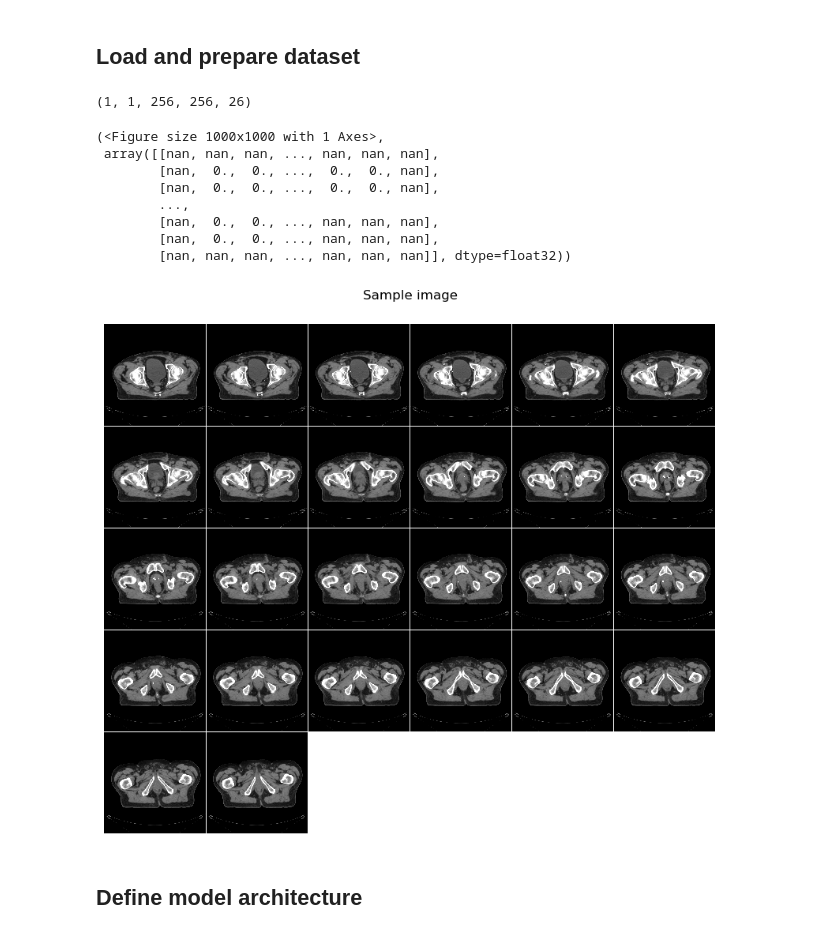
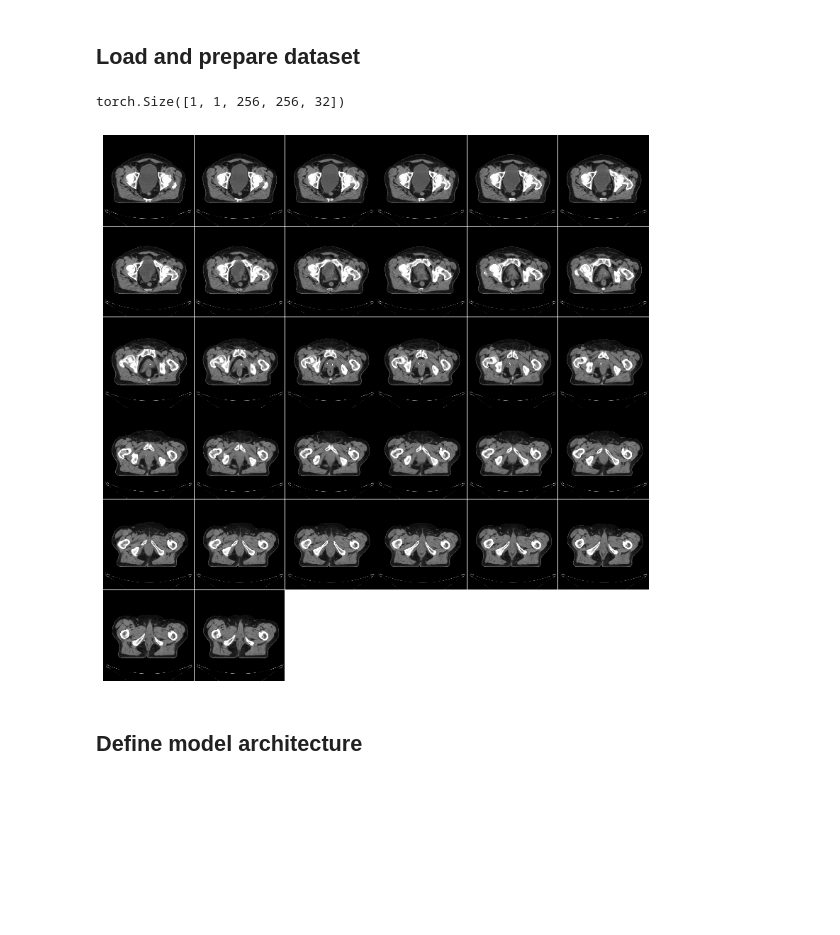
Before and after one commit to kaamka/3D-CT-images-augmentation, a Jupyter notebook: 3D_CT_images_augmentation_wgan.ipynb, the cells around one changed output. Saved outputs shown, nothing was run; the diff lists cells and outputs as text; code cells hidden in the pictures; blank space fills up the shorter version.

Commit message:
fixed paths

```diff
--- a/3D_CT_images_augmentation_wgan.ipynb
+++ b/3D_CT_images_augmentation_wgan.ipynb
@@ -95,7 +96,7 @@ print(torch.cuda.memory_summary())
 ## Load and prepare dataset
 # %%
 image_size = 256
-num_slices = 26
+num_slices = 32
 contrast_gamma = 1.5
 every_n_slice = 1
 batch_size = 1
@@ -112,8 +113,8 @@ lambda_gp = 10 # controls how much of gradient penalty will be added to critic l
 win_wid = 400
 win_lev = 60
 # %%
-data_dir = '/data1/dose-3d-generative/data_med/PREPARED/FOR_AUG/'
-directory = os.path.join(data_dir, 'ct_images_prostate_only_26fixed')
+data_dir = "/ravana/d3d_work/common/augm/images_34/FOR_SEG_AUG/"
+directory = os.path.join(data_dir, 'ct_images_prostate_32fixed')
 images_pattern = os.path.join(directory, '*.nii.gz')
 images = sorted(glob.glob(images_pattern))
 
@@ -123,6 +124,7 @@ train_transforms = Compose(
         EnsureChannelFirst(),
         CenterSpatialCrop((400, 400, 0)),
         Resize((image_size, image_size, num_slices)),
+        Rotate90(spatial_axes=(0,1), k=4),
         # ScaleIntensity(),
         ScaleIntensityRange(a_min=win_lev-(win_wid/2), a_max=win_lev+(win_wid/2), b_min=0.0, b_max=1.0, clip=True),
         # AdjustContrast(contrast_gamma),
@@ -138,25 +140,18 @@ loader = torch.utils.data.DataLoader(dataset, num_workers=10, shuffle=True, pin_
 # %%
 image_sample = first(loader)
 print(image_sample.shape)
 
 fig = plt.figure(figsize=(15,15))
 matshow3d(volume=image_sample,
           fig=fig,
-          title="Sample image",
+          title="",
           every_n=every_n_slice,
           frame_dim=-1,
           cmap="gray")
+plt.savefig(f'real.pdf')
 # %% [output]
-(1, 1, 256, 256, 26)
+torch.Size([1, 1, 256, 256, 32])
-(<Figure size 1000x1000 with 1 Axes>,
- array([[nan, nan, nan, ..., nan, nan, nan],
-        [nan,  0.,  0., ...,  0.,  0., nan],
-        [nan,  0.,  0., ...,  0.,  0., nan],
-        ...,
-        [nan,  0.,  0., ..., nan, nan, nan],
-        [nan,  0.,  0., ..., nan, nan, nan],
-        [nan, nan, nan, ..., nan, nan, nan]], dtype=float32))
-[figure, old version]
+[figure, new version]
 # %% [markdown]
 ## Define model architecture
 # %%
```
Also changed, not shown: parts of 1 cell of this notebook.
